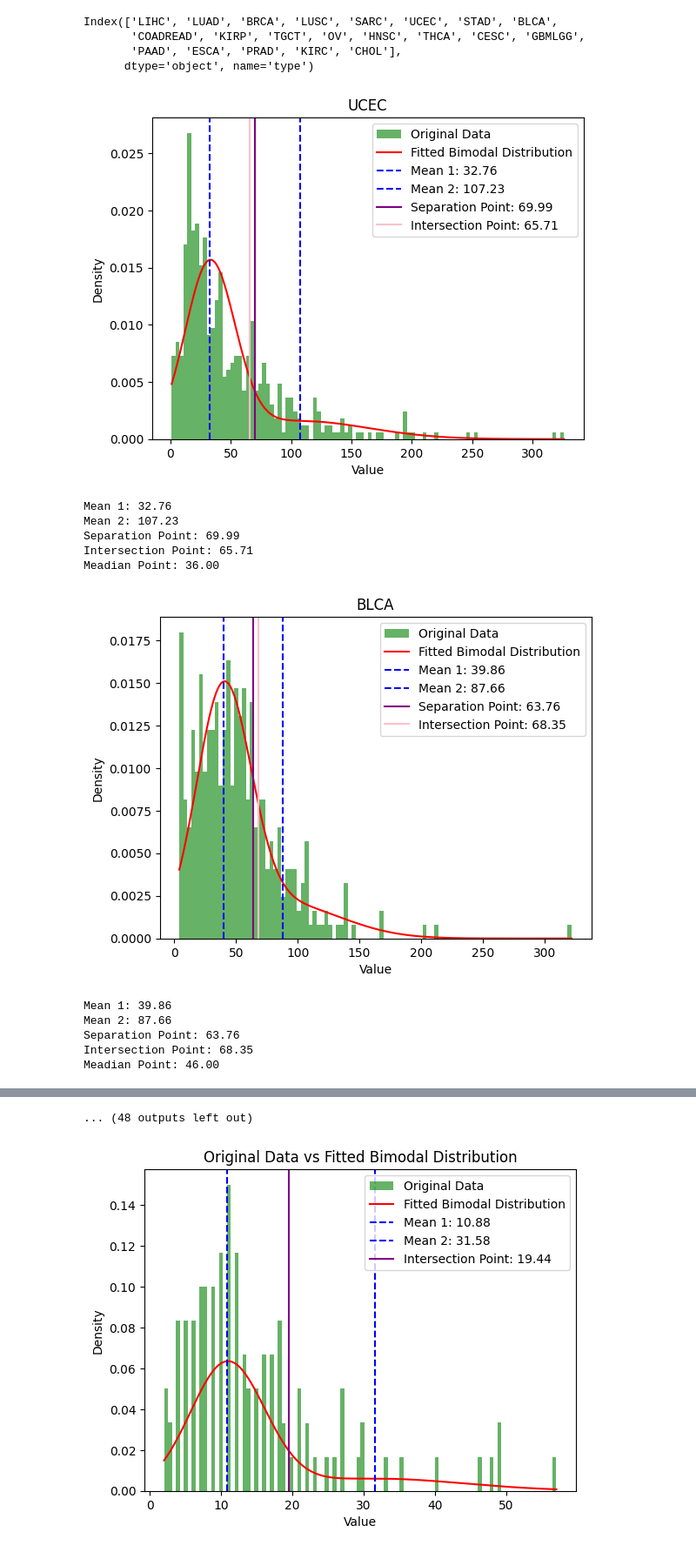
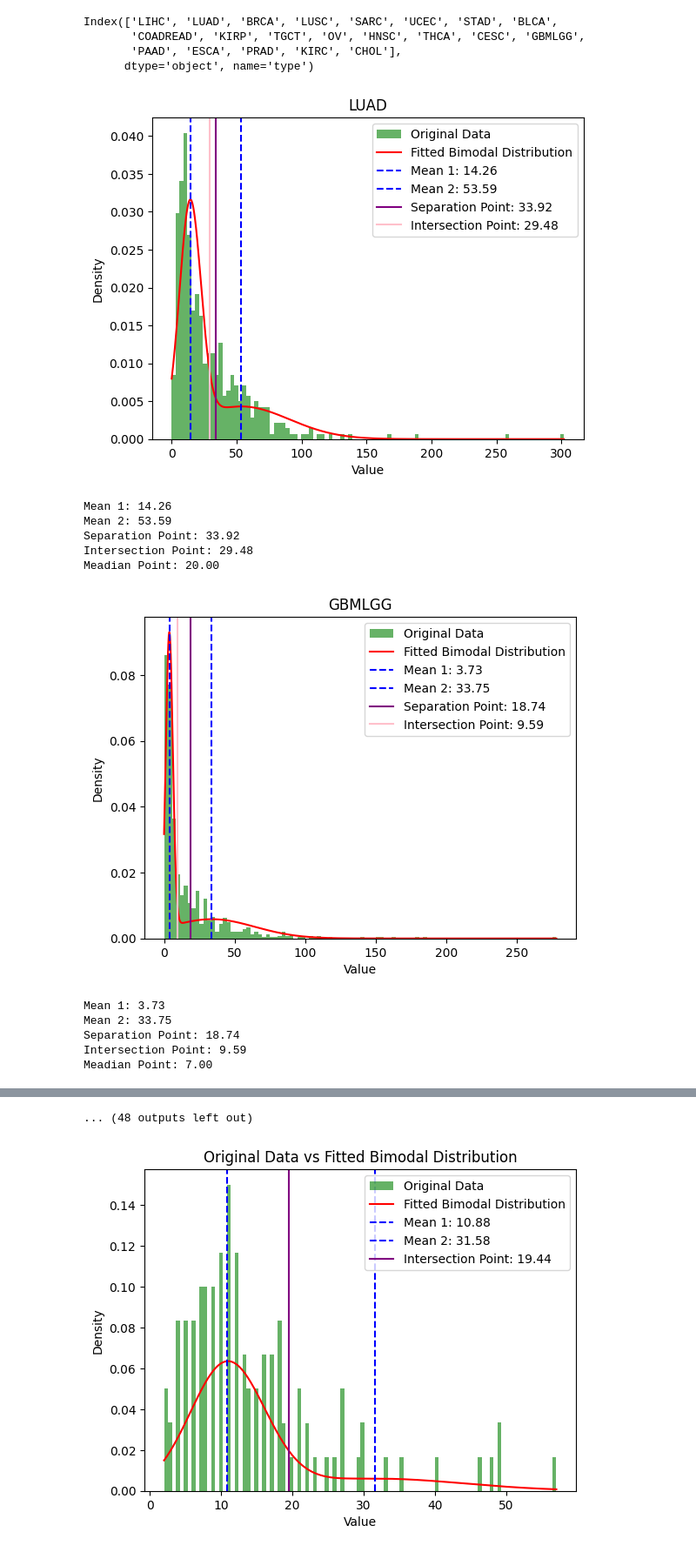
Before and after one commit to mostafajahanifar/pacman, a Jupyter notebook: playground_finding_mitotic_hot.ipynb, the cells around one changed output, grey strips where cells are left out. Shown at 87% size. Drawn from its saved outputs; the diff is of its cells as text; code cells hidden in the pictures.

```diff
--- a/playground_finding_mitotic_hot.ipynb
+++ b/playground_finding_mitotic_hot.ipynb
@@ -120,6 +122,9 @@ import pandas as pd
 import matplotlib.pyplot as plt
 from sklearn.mixture import GaussianMixture
 
+df = pd.read_csv("/mnt/gpfs01/lsf-workspace/u2070124/Data/Data/pancancer/tcga_features_final_ClusterByCancer_withAtypical.csv")
+df["type"] = df["type"].replace(["GBM", "LGG"], "GBMLGG")
+df["type"] = df["type"].replace(["COAD", "READ"], "COADREAD")
 cancer_list = list(df["type"].unique())
 
 def find_cut_off(data, round_it=True):
@@ -141,7 +146,12 @@ def find_cut_off(data, round_it=True):
 for cancer_type in cancer_list:
     # Select the specific column
     data = df[df["type"]==cancer_type]
+    # data.plot.scatter(x='aty_hotspot_ratio',
+    #                   y='aty_wsi_ratio',
+    #                   c='DarkBlue')
+    # plt.figure()
     data = data['mit_hotspot_count'].values.reshape(-1, 1) # mit_hotspot_count
+
     # Fit a Gaussian Mixture Model (GMM) to the data with 2 components (for bimodal)
     gmm = GaussianMixture(n_components=2)
     gmm.fit(data)
@@ -176,42 +186,42 @@ for cancer_type in cancer_list:
     # Plot original data distribution as a histogram
     plt.hist(data, bins=100, density=True, alpha=0.6, color='g', label='Original Data')
 
     # Plot the fitted bimodal distribution
     plt.plot(x, pdf, 'r-', label='Fitted Bimodal Distribution')
 
     # Plot the means of the two distributions as vertical lines
     plt.axvline(mean1, color='blue', linestyle='--', label=f'Mean 1: {mean1:.2f}')
     plt.axvline(mean2, color='blue', linestyle='--', label=f'Mean 2: {mean2:.2f}')
 
     # Plot the separation point as a vertical line
     plt.axvline(separation_point, color='purple', linestyle='-', label=f'Separation Point: {separation_point:.2f}')
     plt.axvline(intersection_point, color='pink', linestyle='-', label=f'Intersection Point: {intersection_point:.2f}')
 
     # Add labels and legend
     plt.xlabel('Value')
     plt.ylabel('Density')
     plt.title(cancer_type)
     plt.legend()
 
     # Show the plot
     plt.show()
 
     # Print the means and separation point
     print(f"Mean 1: {mean1:.2f}")
     print(f"Mean 2: {mean2:.2f}")
     print(f"Separation Point: {separation_point:.2f}")
     print(f"Intersection Point: {intersection_point:.2f}")
     print(f"Meadian Point: {np.median(data):.2f}")
 # %% [output]
-[figure, old version]
+[figure, new version]
-Mean 1: 32.76
-Mean 2: 107.23
-Separation Point: 69.99
-Intersection Point: 65.71
-Meadian Point: 36.00
+Mean 1: 14.26
+Mean 2: 53.59
+Separation Point: 33.92
+Intersection Point: 29.48
+Meadian Point: 20.00
-[figure, old version]
+[figure, new version]
-Mean 1: 39.86
-Mean 2: 87.66
-Separation Point: 63.76
-Intersection Point: 68.35
-Meadian Point: 46.00
+Mean 1: 3.73
+Mean 2: 33.75
+Separation Point: 18.74
+Intersection Point: 9.59
+Meadian Point: 7.00
```
Also changed, not shown: parts of 6 cells of this notebook, 21 other files.
